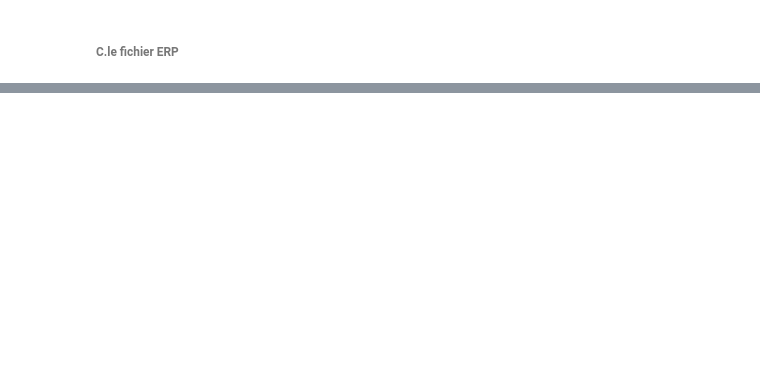
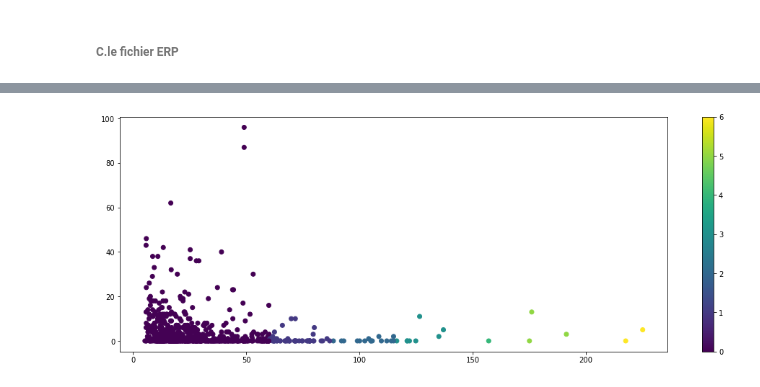
Before and after one commit to Asx11/wine-spirit, a Jupyter notebook: wine_spirit.ipynb, the cells around one changed output, grey strips where cells are left out. Saved outputs shown, nothing was run; the diff lists cells and outputs as text; code cells hidden in the pictures; blank space fills up the shorter version.

```diff
--- a/wine_spirit.ipynb
+++ b/wine_spirit.ipynb
@@ -172,11 +540,13 @@ upper_bound
 # %%
-x = df_cln['price']
-y = df_cln['total_sales']
-z=df_cln['zscore']
-z=z.astype(int)
+x = fusion_all['price']
+y = fusion_all['total_sales']
+z = fusion_all['zscore']
+z = z.astype(int)
 
 plt.figure(figsize=(17, 6))
 plt.scatter(x, y, c=z)
 plt.colorbar(ticks=list(z.unique()))
 plt.show()
+# %% [output]
+[figure, added]
 # %%
```
Also changed, not shown: parts of 121 cells of this notebook.
